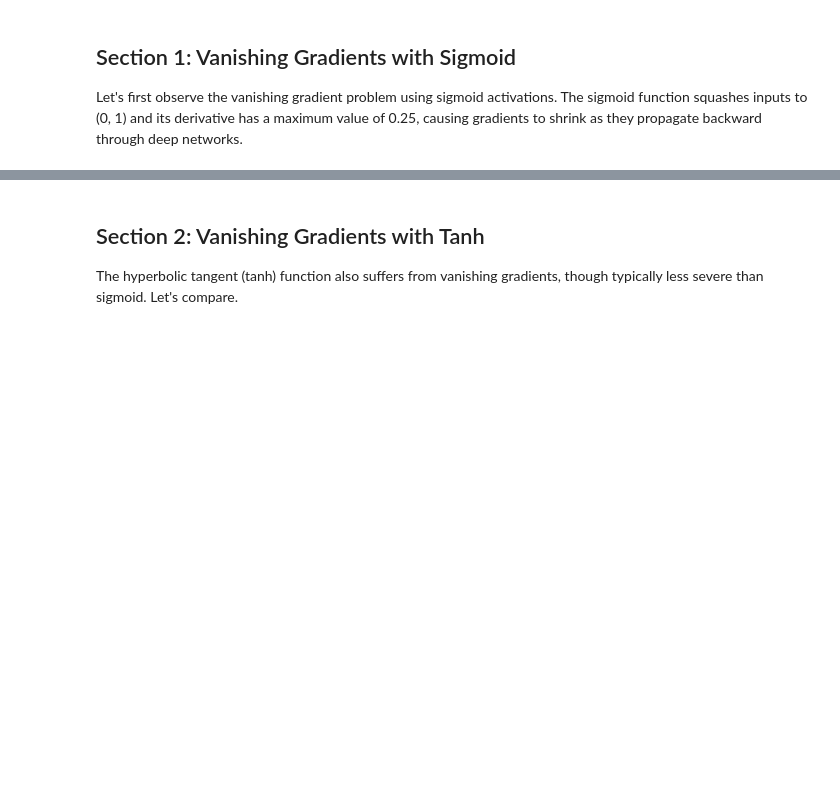
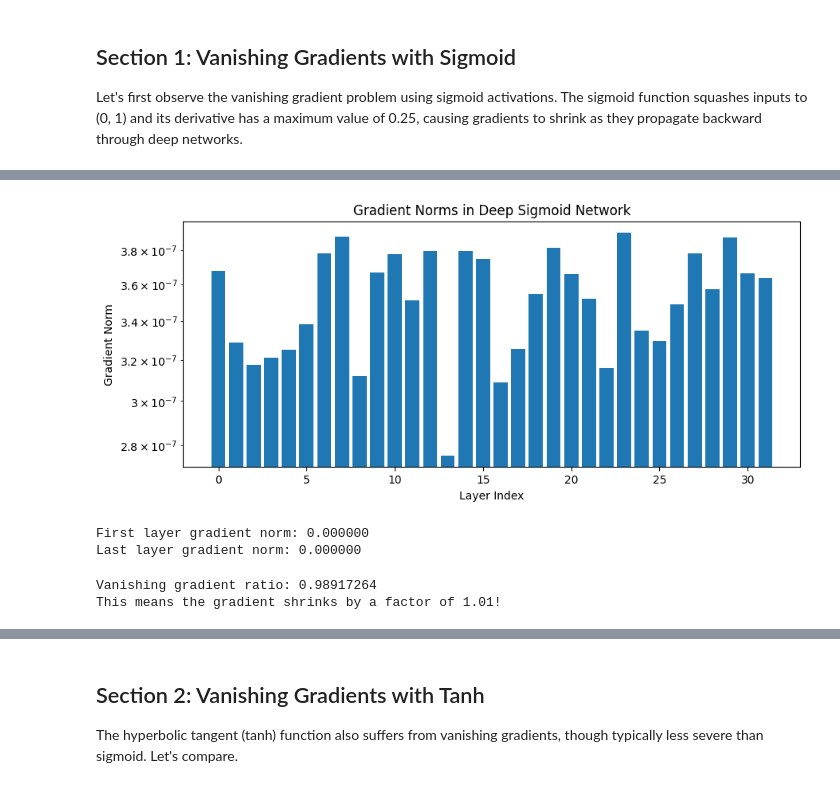
Before and after one commit to ayouboa30/M-thode-de-reduction, a Jupyter notebook: website/public/modules/python-deep-learning/module2/exercises/exercise3.ipynb, the cells around one changed output, grey strips where cells are left out. Cells and saved outputs as stored; diff of their text form; code cells hidden in the pictures; blank space fills up the shorter version.

```diff
--- a/website/public/modules/python-deep-learning/module2/exercises/exercise3.ipynb
+++ b/website/public/modules/python-deep-learning/module2/exercises/exercise3.ipynb
@@ -48,7 +50,19 @@ Let's first observe the vanishing gradient problem using sigmoid activations. Th
 # TODO: Create a deep network with sigmoid activations
 # The network should have at least 10 layers (5 Linear + 5 Sigmoid)
 # Input: 10 features, Hidden layers: 20 units each, Output: 1
-deep_sigmoid_network = None
+deep_sigmoid_network = nn.Sequential(
+    nn.Linear(10,8),
+    nn.Sigmoid(),
+    nn.Linear(8,6),
+    nn.Sigmoid(),
+    nn.Linear(6,4),
+    nn.Sigmoid(),
+    nn.Linear(4,2),
+    nn.Sigmoid(),
+    nn.Linear(2,1),
+    nn.Sigmoid()
+
+)
 
 # Display network architecture
 if deep_sigmoid_network:
@@ -57,32 +85,41 @@ if deep_sigmoid_network:
 # %%
 # TODO: Compute gradients through the sigmoid network
 # 1. Create a random input tensor (batch_size=32, features=10)
 # 2. Forward pass through the network
 # 3. Compute mean of output
 # 4. Backward pass
 # 5. Collect gradients from each Linear layer's weight.grad
-sigmoid_gradients = None
-
+x = torch.randn((32,10),requires_grad=True)
+output = deep_sigmoid_network(x)
+output.mean().backward()
+sigmoid_gradients = x.grad
 # Visualize gradient magnitudes
-if sigmoid_gradients:
+if sigmoid_gradients is not None:
     grad_norms = [torch.norm(g).item() for g in sigmoid_gradients]
     plt.figure(figsize=(10, 4))
     plt.bar(range(len(grad_norms)), grad_norms)
     plt.xlabel('Layer Index')
     plt.ylabel('Gradient Norm')
     plt.title('Gradient Norms in Deep Sigmoid Network')
     plt.yscale('log')
     plt.show()
     print(f"First layer gradient norm: {grad_norms[0]:.6f}")
     print(f"Last layer gradient norm: {grad_norms[-1]:.6f}")
+# %% [output]
+[figure, added]
+First layer gradient norm: 0.000000
+Last layer gradient norm: 0.000000
 # %%
 # TODO: Calculate the vanishing gradient ratio
 # Ratio = last_layer_gradient_norm / first_layer_gradient_norm
-vanishing_ratio = None
+vanishing_ratio = np.linalg.norm(sigmoid_gradients[-1])/ np.linalg.norm(sigmoid_gradients[0])
 
 if vanishing_ratio is not None:
     print(f"Vanishing gradient ratio: {vanishing_ratio:.8f}")
     print(f"This means the gradient shrinks by a factor of {1/vanishing_ratio:.2f}!")
+# %% [output]
+Vanishing gradient ratio: 0.98917264
+This means the gradient shrinks by a factor of 1.01!
 # %%
 # Test Section 1: Vanishing Gradients with Sigmoid
 section_tests = [(getattr(validator, name), desc) for name, desc in EXERCISE3_SECTIONS["Section 1: Vanishing Gradients with Sigmoid"]]
```
Also changed, not shown: parts of 11 cells of this notebook.
